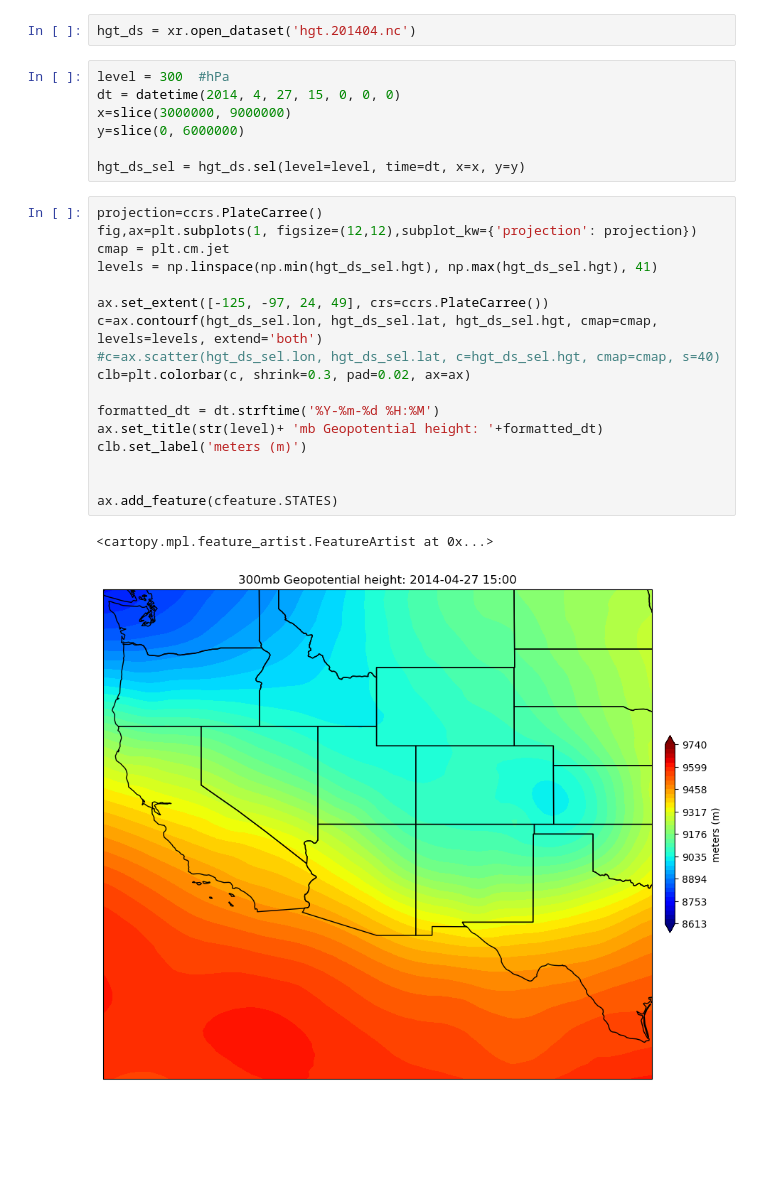
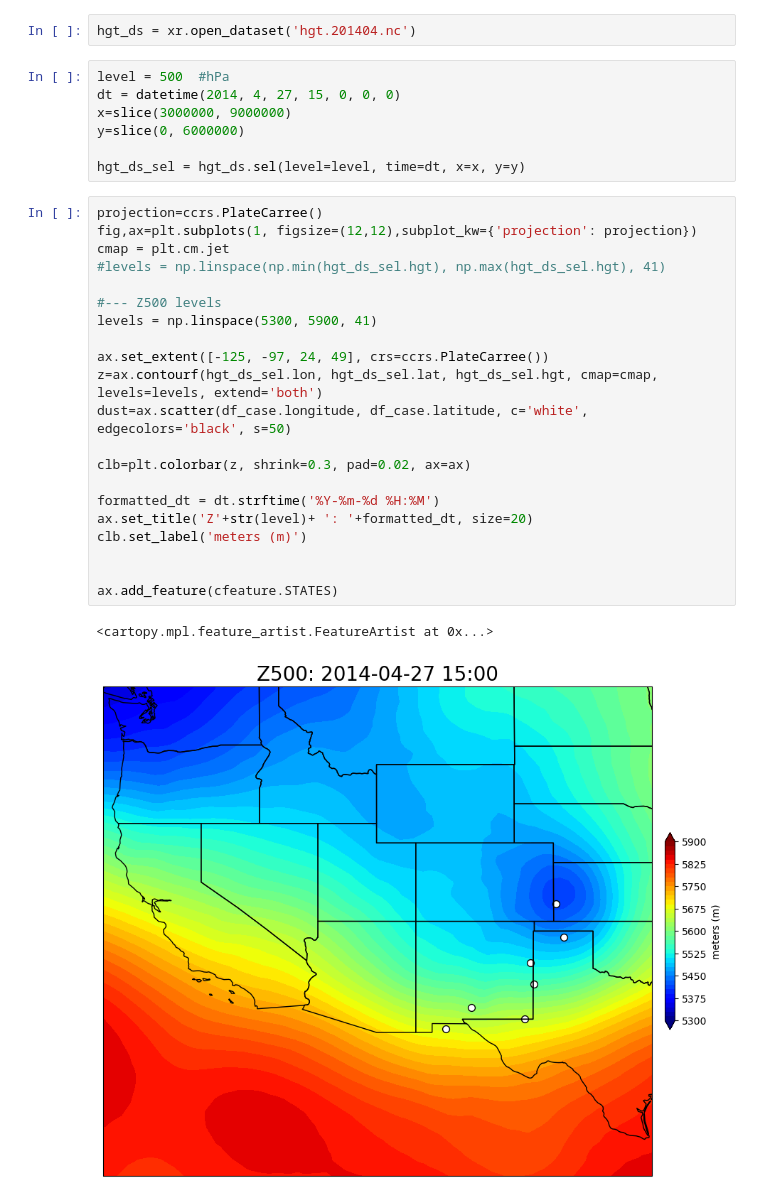
Before and after one commit to jesseturner/Dust_Plumes, a Jupyter notebook: Case_Study.ipynb, the cells around one changed output. Drawn from its saved outputs; the diff is of its cells as text; blank space fills up the shorter version.

Commit message:
Creating the model figures from the Hamzeh paper

```diff
--- a/Case_Study.ipynb
+++ b/Case_Study.ipynb
@@ -34,7 +34,7 @@ Data collected from the table here: https://psl.noaa.gov/data/gridded/data.narr.
 # %%
 hgt_ds = xr.open_dataset('hgt.201404.nc')
 # %%
-level = 300  #hPa
+level = 500  #hPa
 dt = datetime(2014, 4, 27, 15, 0, 0, 0)
 x=slice(3000000, 9000000)
 y=slice(0, 6000000)
@@ -43,20 +43,24 @@ hgt_ds_sel = hgt_ds.sel(level=level, time=dt, x=x, y=y)
 # %%
 projection=ccrs.PlateCarree()
 fig,ax=plt.subplots(1, figsize=(12,12),subplot_kw={'projection': projection})
 cmap = plt.cm.jet
-levels = np.linspace(np.min(hgt_ds_sel.hgt), np.max(hgt_ds_sel.hgt), 41)
+#levels = np.linspace(np.min(hgt_ds_sel.hgt), np.max(hgt_ds_sel.hgt), 41)
+
+#--- Z500 levels
+levels = np.linspace(5300, 5900, 41)
 
 ax.set_extent([-125, -97, 24, 49], crs=ccrs.PlateCarree())
-c=ax.contourf(hgt_ds_sel.lon, hgt_ds_sel.lat, hgt_ds_sel.hgt, cmap=cmap, levels=levels, extend='both')
-#c=ax.scatter(hgt_ds_sel.lon, hgt_ds_sel.lat, c=hgt_ds_sel.hgt, cmap=cmap, s=40)
-clb=plt.colorbar(c, shrink=0.3, pad=0.02, ax=ax)
+z=ax.contourf(hgt_ds_sel.lon, hgt_ds_sel.lat, hgt_ds_sel.hgt, cmap=cmap, levels=levels, extend='both')
+dust=ax.scatter(df_case.longitude, df_case.latitude, c='white', edgecolors='black', s=50)
+
+clb=plt.colorbar(z, shrink=0.3, pad=0.02, ax=ax)
 
 formatted_dt = dt.strftime('%Y-%m-%d %H:%M')
-ax.set_title(str(level)+ 'mb Geopotential height: '+formatted_dt)
+ax.set_title('Z'+str(level)+ ': '+formatted_dt, size=20)
 clb.set_label('meters (m)')
 
 
 ax.add_feature(cfeature.STATES)
 # %% [output]
 <cartopy.mpl.feature_artist.FeatureArtist at 0x...>
-[figure, old version]
+[figure, new version]
```
Also changed, not shown: parts of 8 cells of this notebook.
